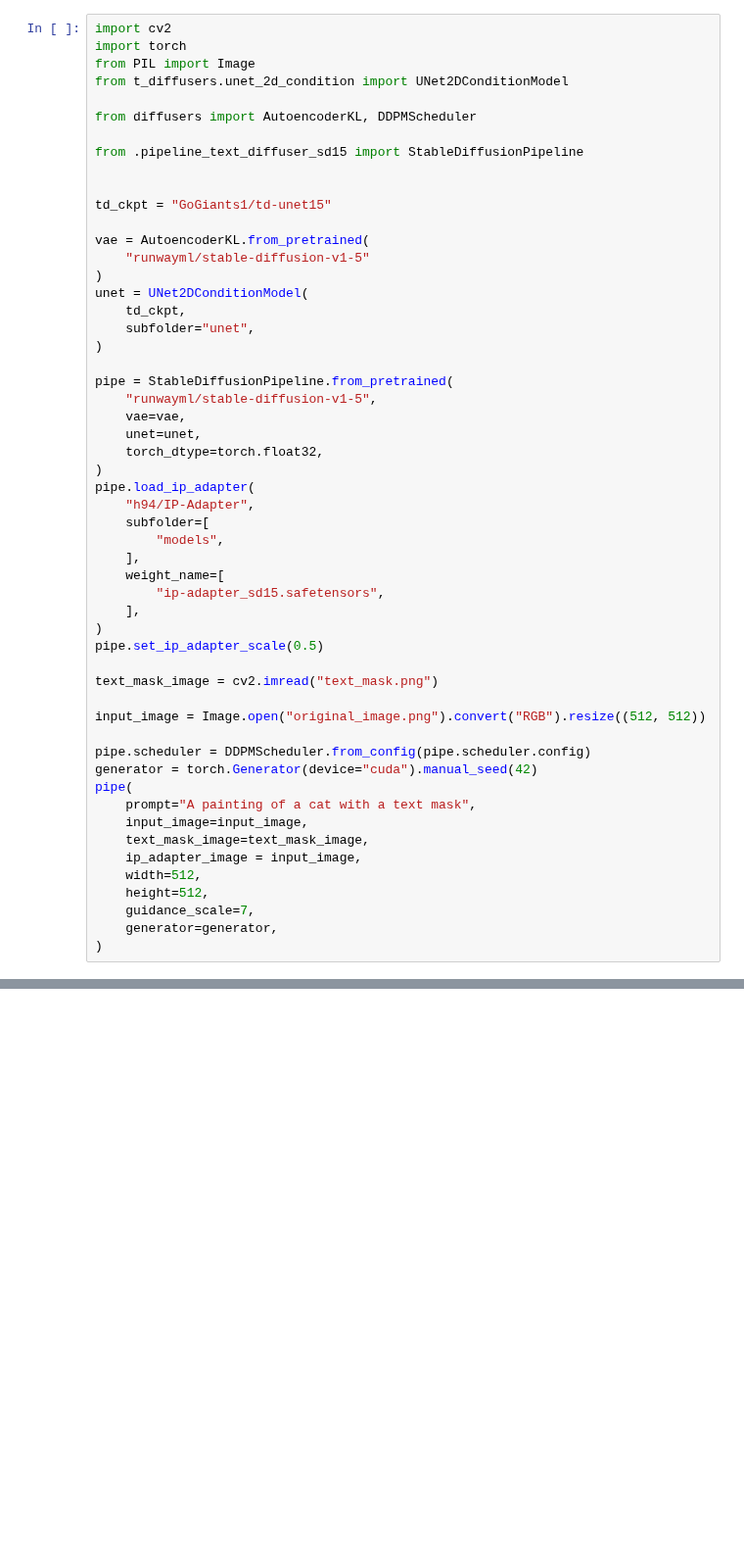
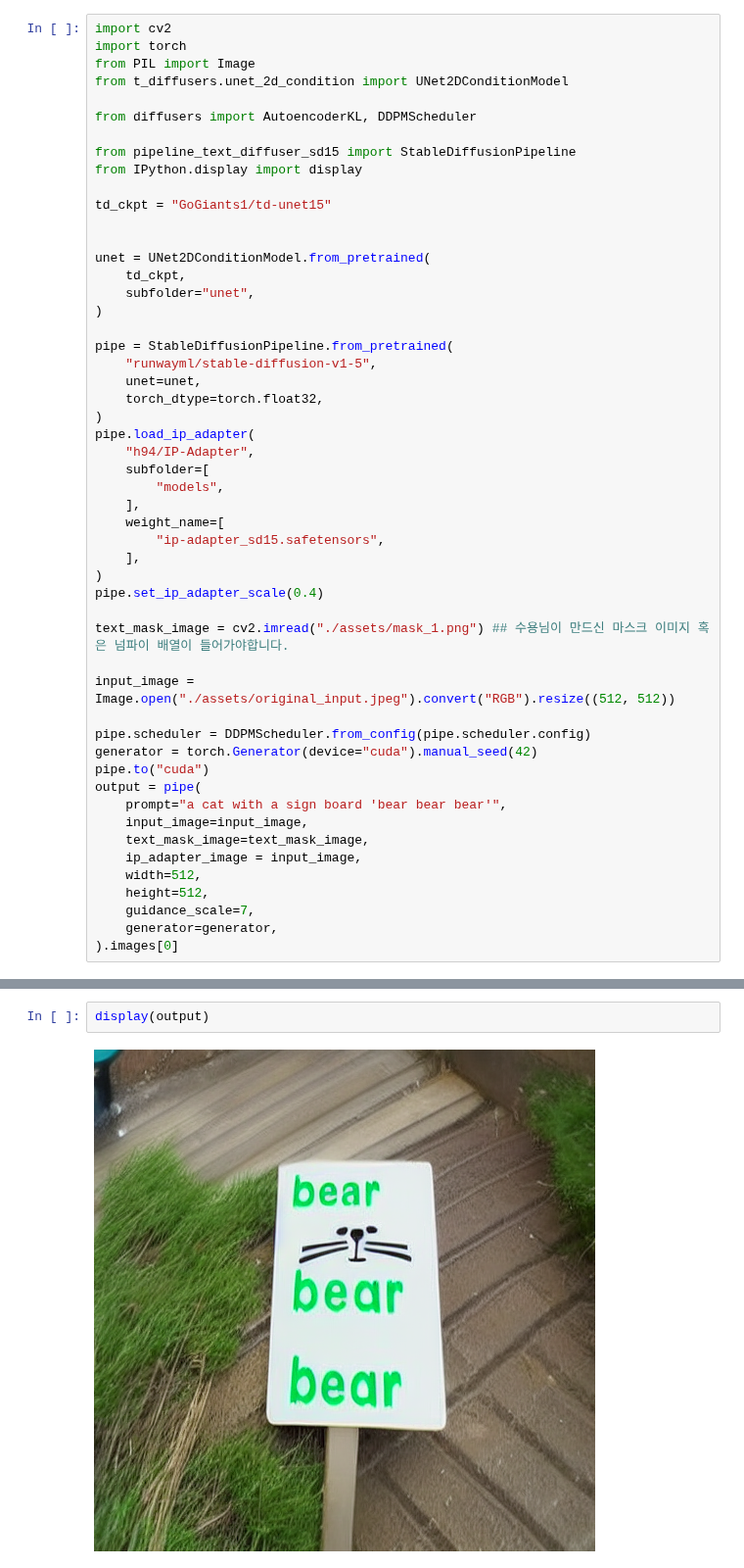
Before and after one commit to GoGiants1/MLVU-project, a Jupyter notebook: text_diffuser/pipeline_demo.ipynb, the cells around one changed output, grey strips where cells are left out. Shown at 98% size. Saved outputs shown, nothing was run; the diff lists cells and outputs as text; blank space fills up the shorter version.

Commit message:
Make diffusers pipeline for text diffuser

```diff
--- a/text_diffuser/pipeline_demo.ipynb
+++ b/text_diffuser/pipeline_demo.ipynb
@@ -6,22 +6,19 @@ from t_diffusers.unet_2d_condition import UNet2DConditionModel
 
 from diffusers import AutoencoderKL, DDPMScheduler
 
-from .pipeline_text_diffuser_sd15 import StableDiffusionPipeline
-
+from pipeline_text_diffuser_sd15 import StableDiffusionPipeline
+from IPython.display import display
 
 td_ckpt = "GoGiants1/td-unet15"
 
-vae = AutoencoderKL.from_pretrained(
-    "runwayml/stable-diffusion-v1-5"
-)
-unet = UNet2DConditionModel(
+
+unet = UNet2DConditionModel.from_pretrained(
     td_ckpt,
     subfolder="unet",
 )
 
 pipe = StableDiffusionPipeline.from_pretrained(
     "runwayml/stable-diffusion-v1-5",
-    vae=vae,
     unet=unet,
     torch_dtype=torch.float32,
 )
@@ -34,16 +31,17 @@ pipe.load_ip_adapter(
         "ip-adapter_sd15.safetensors",
     ],
 )
-pipe.set_ip_adapter_scale(0.5)
+pipe.set_ip_adapter_scale(0.4)
 
-text_mask_image = cv2.imread("text_mask.png")
+text_mask_image = cv2.imread("./assets/mask_1.png") ## 수용님이 만드신 마스크 이미지 혹은 넘파이 배열이 들어가야합니다.
 
-input_image = Image.open("original_image.png").convert("RGB").resize((512, 512))
+input_image = Image.open("./assets/original_input.jpeg").convert("RGB").resize((512, 512))
 
 pipe.scheduler = DDPMScheduler.from_config(pipe.scheduler.config)
 generator = torch.Generator(device="cuda").manual_seed(42)
-pipe(
-    prompt="A painting of a cat with a text mask",
+pipe.to("cuda")
+output = pipe(
+    prompt="a cat with a sign board 'bear bear bear'",
     input_image=input_image,
     text_mask_image=text_mask_image,
     ip_adapter_image = input_image,
@@ -51,5 +49,5 @@ pipe(
     height=512,
     guidance_scale=7,
     generator=generator,
-)
+).images[0]
 # %% [output]
@@ -56,0 +77,4 @@ Error:
+# %%
+display(output)
+# %% [output]
+[figure, added]
```
Also changed, not shown: parts of 1 cell of this notebook, 1 other file.
